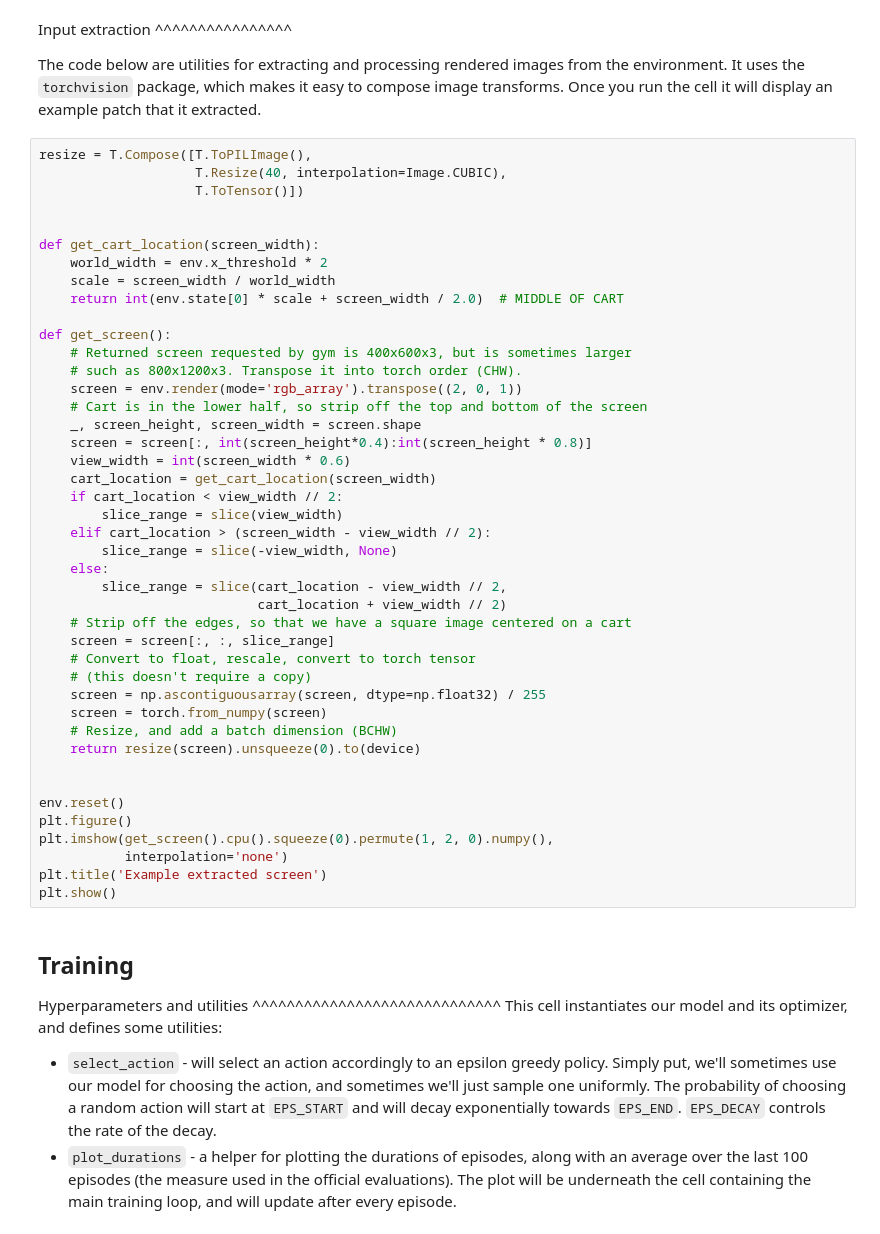
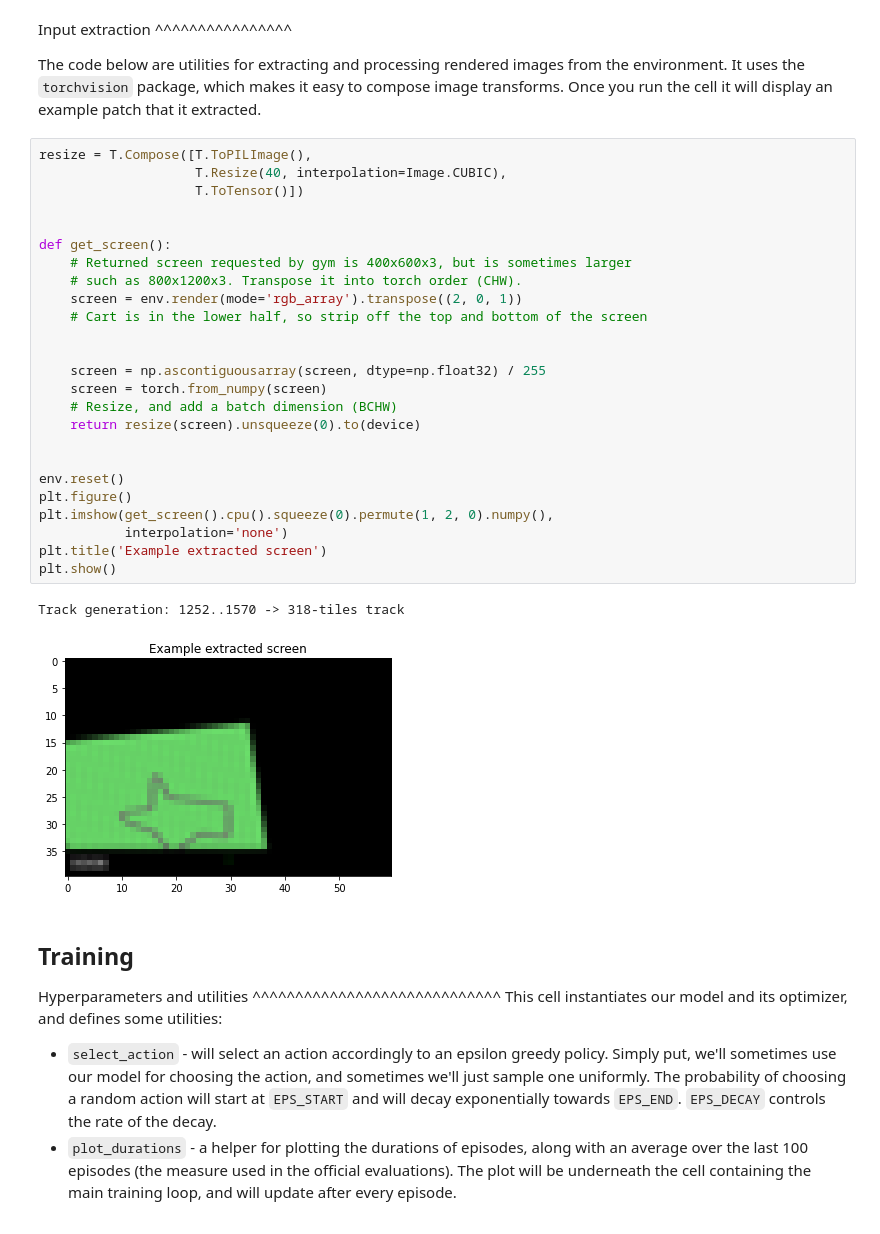
Before and after one commit to OneHandKlap/RL_project_carracing, a Jupyter notebook: src/reinforcement_q_learning_tut.ipynb, the cells around one changed output. Cells and saved outputs as stored; diff of their text form.

```diff
--- a/src/reinforcement_q_learning_tut.ipynb
+++ b/src/reinforcement_q_learning_tut.ipynb
@@ -236,46 +234,31 @@ display an example patch that it extracted.
 # %%
 resize = T.Compose([T.ToPILImage(),
                     T.Resize(40, interpolation=Image.CUBIC),
                     T.ToTensor()])
 
 
-def get_cart_location(screen_width):
-    world_width = env.x_threshold * 2
-    scale = screen_width / world_width
-    return int(env.state[0] * scale + screen_width / 2.0)  # MIDDLE OF CART
-
 def get_screen():
     # Returned screen requested by gym is 400x600x3, but is sometimes larger
     # such as 800x1200x3. Transpose it into torch order (CHW).
     screen = env.render(mode='rgb_array').transpose((2, 0, 1))
     # Cart is in the lower half, so strip off the top and bottom of the screen
-    _, screen_height, screen_width = screen.shape
-    screen = screen[:, int(screen_height*0.4):int(screen_height * 0.8)]
-    view_width = int(screen_width * 0.6)
-    cart_location = get_cart_location(screen_width)
-    if cart_location < view_width // 2:
-        slice_range = slice(view_width)
-    elif cart_location > (screen_width - view_width // 2):
-        slice_range = slice(-view_width, None)
-    else:
-        slice_range = slice(cart_location - view_width // 2,
-                            cart_location + view_width // 2)
-    # Strip off the edges, so that we have a square image centered on a cart
-    screen = screen[:, :, slice_range]
-    # Convert to float, rescale, convert to torch tensor
-    # (this doesn't require a copy)
+
+
     screen = np.ascontiguousarray(screen, dtype=np.float32) / 255
     screen = torch.from_numpy(screen)
     # Resize, and add a batch dimension (BCHW)
     return resize(screen).unsqueeze(0).to(device)
 
 
 env.reset()
 plt.figure()
 plt.imshow(get_screen().cpu().squeeze(0).permute(1, 2, 0).numpy(),
            interpolation='none')
 plt.title('Example extracted screen')
 plt.show()
+# %% [output]
+Track generation: 1252..1570 -> 318-tiles track
+[figure, added]
 # %% [markdown]
 Training
 --------
```
Also changed, not shown: parts of 3 cells of this notebook.
